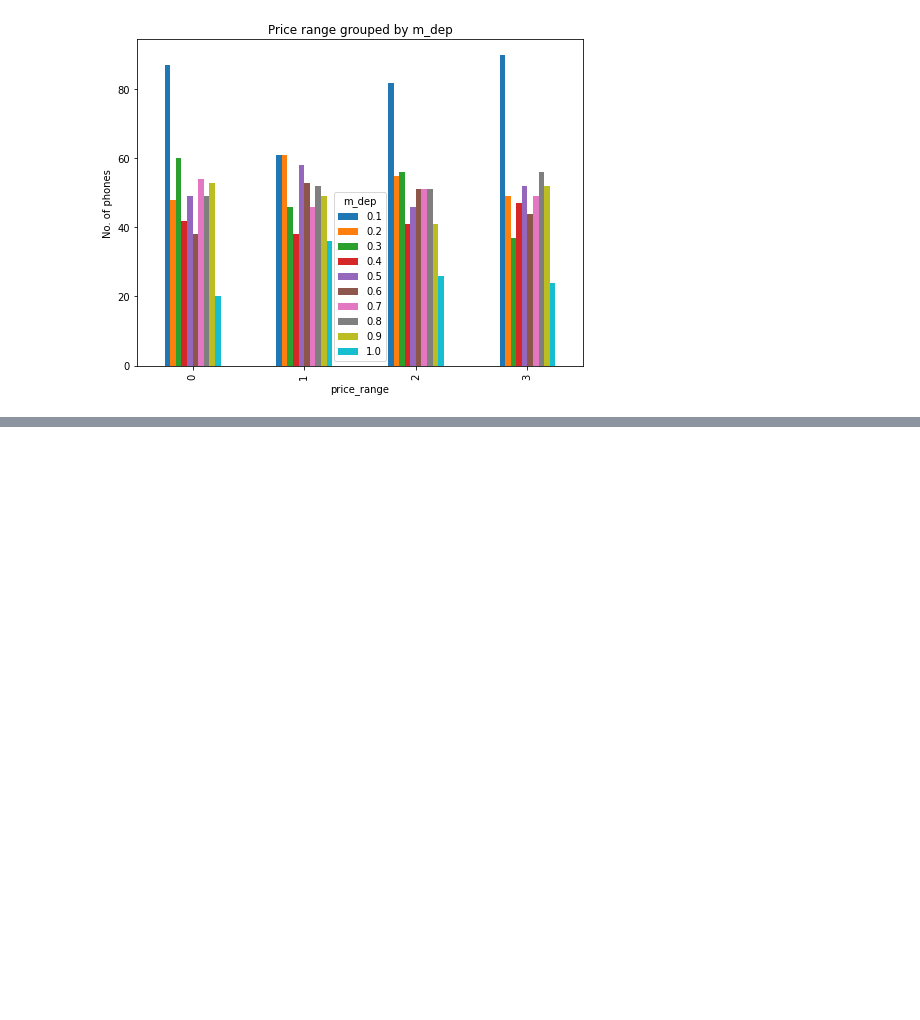
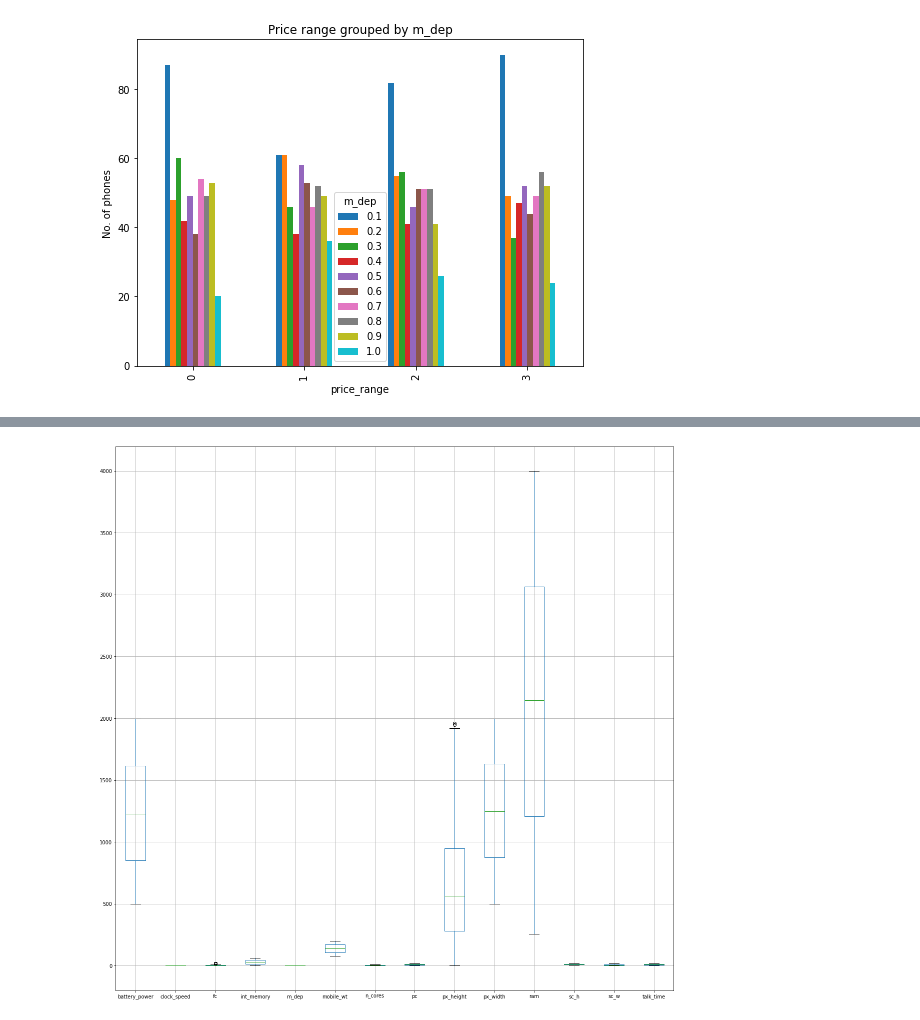
Before and after one commit to spandit98/Mobile-Price-Range-Prediction, a Jupyter notebook: Mobile_Price_Range_Prediction_Soumyadeep.ipynb, the cells around one changed output, grey strips where cells are left out. Cells and saved outputs as stored; diff of their text form; code cells hidden in the pictures; blank space fills up the shorter version.

```diff
--- a/Mobile_Price_Range_Prediction_Soumyadeep.ipynb
+++ b/Mobile_Price_Range_Prediction_Soumyadeep.ipynb
@@ -261,0 +281,17 @@ for item in list1:
+# %%
+#finding outliers
+fig = plt1.figure(figsize =(20, 20))
+data = ['battery_power', 'clock_speed', 'fc', 'four_g',
+       'int_memory', 'm_dep', 'mobile_wt', 'n_cores', 'pc', 'px_height',
+       'px_width', 'ram', 'sc_h', 'sc_w', 'talk_time', 'three_g',
+       'touch_screen', 'wifi', 'price_range']
+# Creating plot
+#plt1.boxplot(data)
+boxplot = df.boxplot(column=['battery_power', 'clock_speed', 'fc',
+       'int_memory', 'm_dep', 'mobile_wt', 'n_cores', 'pc', 'px_height',
+       'px_width', 'ram', 'sc_h', 'sc_w', 'talk_time'])
+
+# show plot
+plt1.show()
+# %% [output]
+[figure, added]
```
Also changed, not shown: parts of 2 cells of this notebook.
